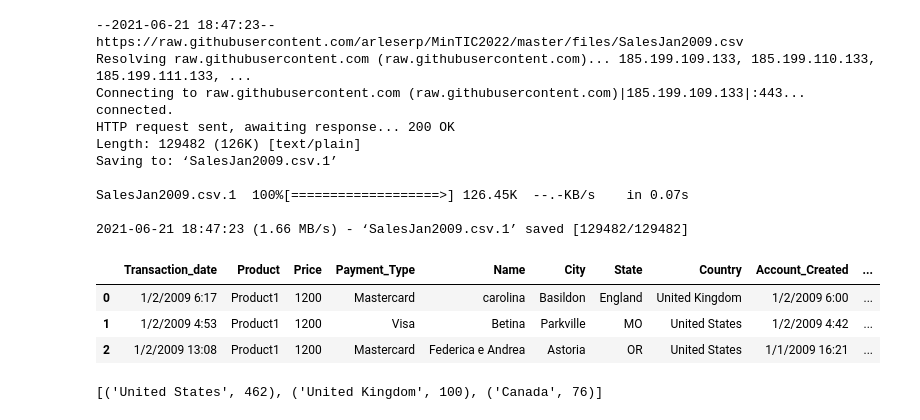
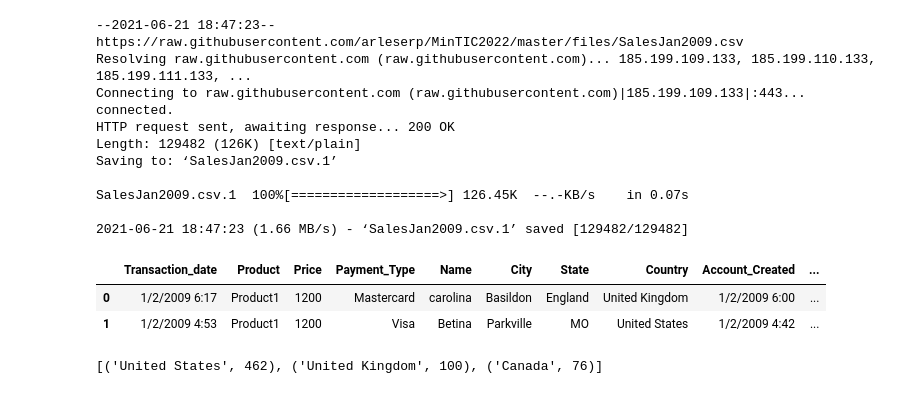
Before and after one commit to esgantivar/MinTIC2021-Ciclo-I, a Jupyter notebook: 22. Manejo librerias.ipynb, the cells around one changed output. Cells and saved outputs as stored; diff of their text form; code cells hidden in the pictures.

```diff
--- a/22. Manejo librerias.ipynb
+++ b/22. Manejo librerias.ipynb
@@ -213,12 +272,11 @@ with open('SalesJan2009.csv', 'w') as f:
 # %%
 ventasdf = pd.read_csv("SalesJan2009.csv")
 # %%
-ventasdf.head(3)
+ventasdf.head(2)
 # %% [output]
 |  | Transaction_date | Product | Price | Payment_Type | Name | City | State | Country | Account_Created | ... |
 | 0 | 1/2/2009 6:17 | Product1 | 1200 | Mastercard | carolina | Basildon | England | United Kingdom | 1/2/2009 6:00 | ... |
 | 1 | 1/2/2009 4:53 | Product1 | 1200 | Visa | Betina | Parkville | MO | United States | 1/2/2009 4:42 | ... |
-| 2 | 1/2/2009 13:08 | Product1 | 1200 | Mastercard | Federica e Andrea | Astoria | OR | United States | 1/1/2009 16:21 | ... |
 # %%
 from collections import Counter
 # %%
```
Also changed, not shown: parts of 45 cells of this notebook.
